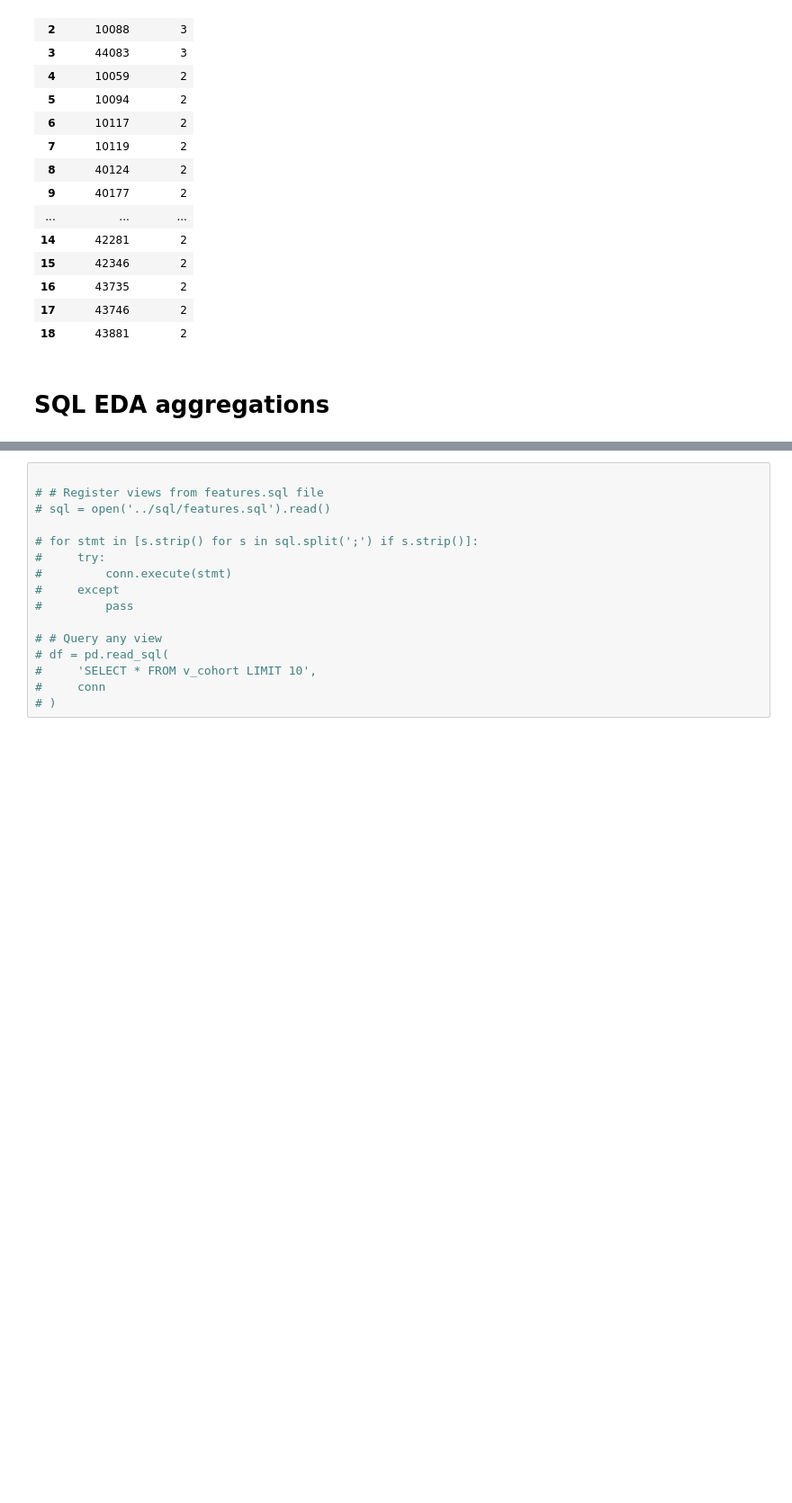
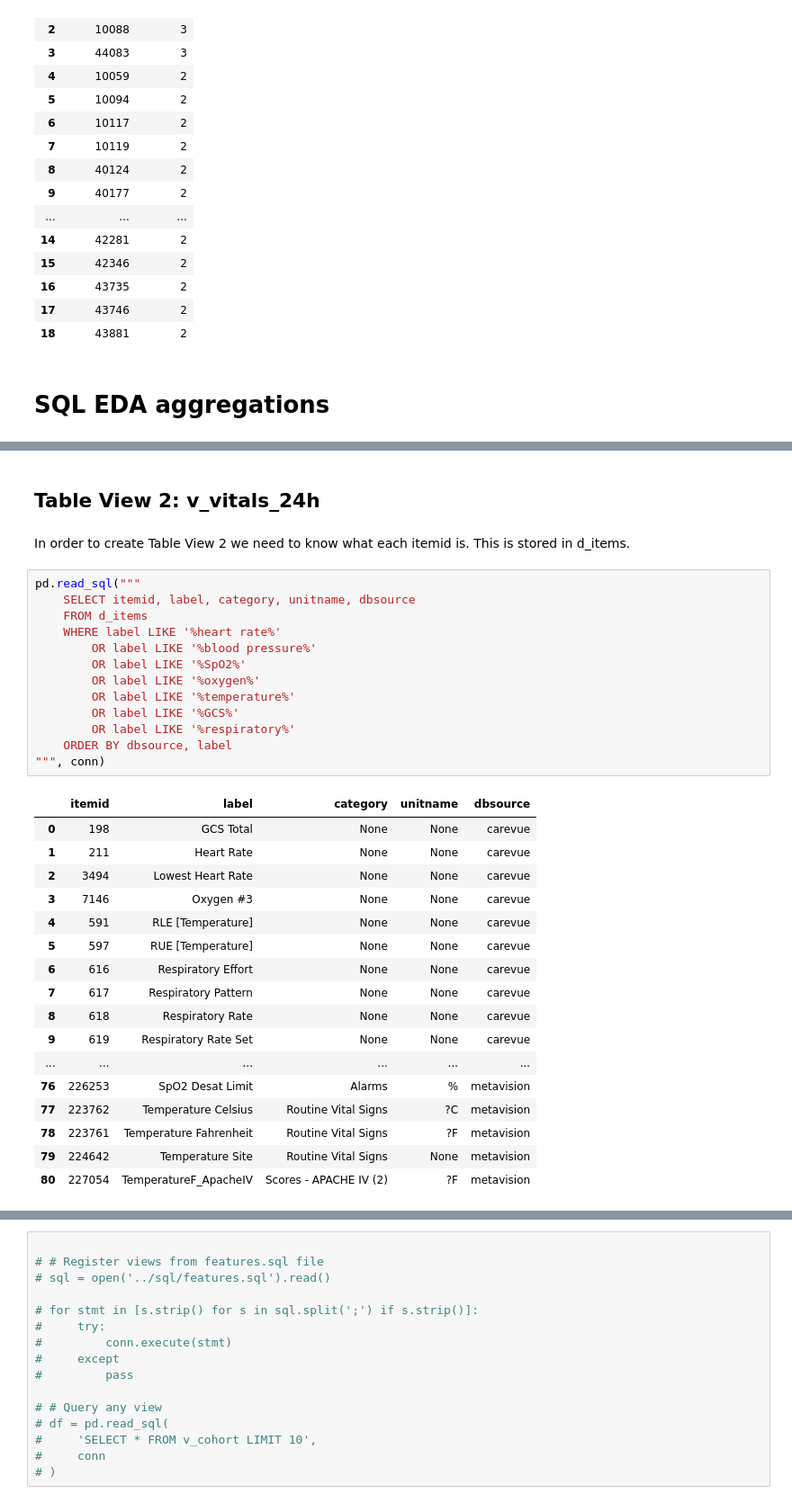
Before and after one commit to cristopher-d-delgado/clinical_intelligence, a Jupyter notebook: notebooks/eda.ipynb, the cells around one changed output, grey strips where cells are left out. Shown at 90% size. Saved outputs shown, nothing was run; the diff lists cells and outputs as text; blank space fills up the shorter version.

Commit message:
found item ids for table view 2

```diff
--- a/notebooks/eda.ipynb
+++ b/notebooks/eda.ipynb
@@ -373,3 +382,38 @@ pd.read_sql(
 | 133 | 44212 | 2078-06-16 | 2123-11-24 14:14:29 | 2123-12-25 17:12:19 | 2123-11-24 14:14:00 | 2123-12-30 14:31:00 | 746.96 | 36.01 | ... |
 | 134 | 44222 | 2107-06-27 | 2180-07-19 06:56:38 | 2180-07-20 14:48:45 | 2180-07-19 06:55:00 | 2180-07-20 13:00:00 | 31.87 | 1.25 | ... |
 | 135 | 44228 | 2112-10-22 | 2170-12-15 04:41:39 | 2170-12-19 19:33:09 | 2170-12-15 03:14:00 | 2170-12-24 18:00:00 | 110.86 | 9.62 | ... |
+# %% [markdown]
+## Table View 2: v_vitals_24h
+# %% [markdown]
+In order to create Table View 2 we need to know what each itemid is. This is stored in d_items.
+# %%
+pd.read_sql("""
+    SELECT itemid, label, category, unitname, dbsource
+    FROM d_items
+    WHERE label LIKE '%heart rate%'
+        OR label LIKE '%blood pressure%'
+        OR label LIKE '%SpO2%'
+        OR label LIKE '%oxygen%'
+        OR label LIKE '%temperature%'
+        OR label LIKE '%GCS%'
+        OR label LIKE '%respiratory%'
+    ORDER BY dbsource, label
+""", conn)
+# %% [output]
+|  | itemid | label | category | unitname | dbsource |
+| 0 | 198 | GCS Total | None | None | carevue |
+| 1 | 211 | Heart Rate | None | None | carevue |
+| 2 | 3494 | Lowest Heart Rate | None | None | carevue |
+| 3 | 7146 | Oxygen #3 | None | None | carevue |
+| 4 | 591 | RLE [Temperature] | None | None | carevue |
+| 5 | 597 | RUE [Temperature] | None | None | carevue |
+| 6 | 616 | Respiratory Effort | None | None | carevue |
+| 7 | 617 | Respiratory Pattern | None | None | carevue |
+| 8 | 618 | Respiratory Rate | None | None | carevue |
+| 9 | 619 | Respiratory Rate Set | None | None | carevue |
+| ... | ... | ... | ... | ... | ... |
+| 76 | 226253 | SpO2 Desat Limit | Alarms | % | metavision |
+| 77 | 223762 | Temperature Celsius | Routine Vital Signs | ?C | metavision |
+| 78 | 223761 | Temperature Fahrenheit | Routine Vital Signs | ?F | metavision |
+| 79 | 224642 | Temperature Site | Routine Vital Signs | None | metavision |
+| 80 | 227054 | TemperatureF_ApacheIV | Scores - APACHE IV (2) | ?F | metavision |
```
Also changed, not shown: parts of 7 cells of this notebook, 1 other file.
